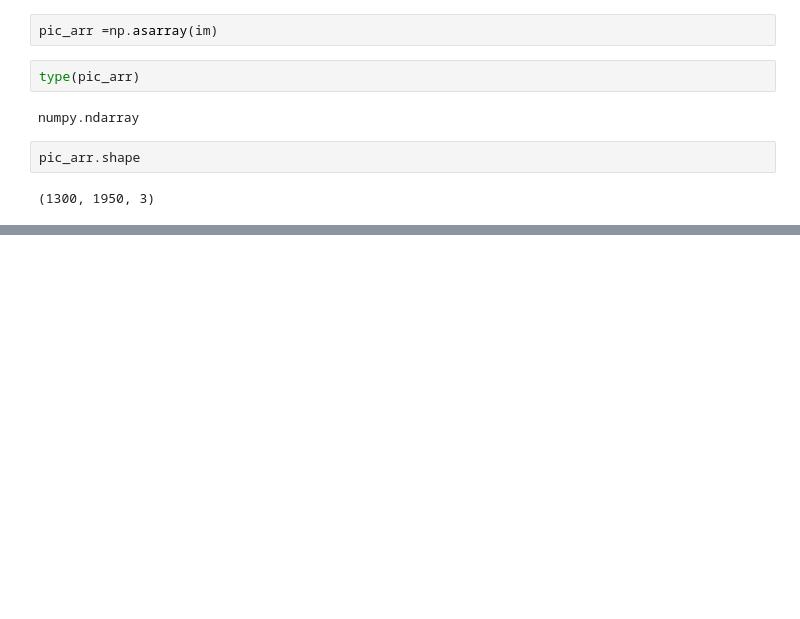
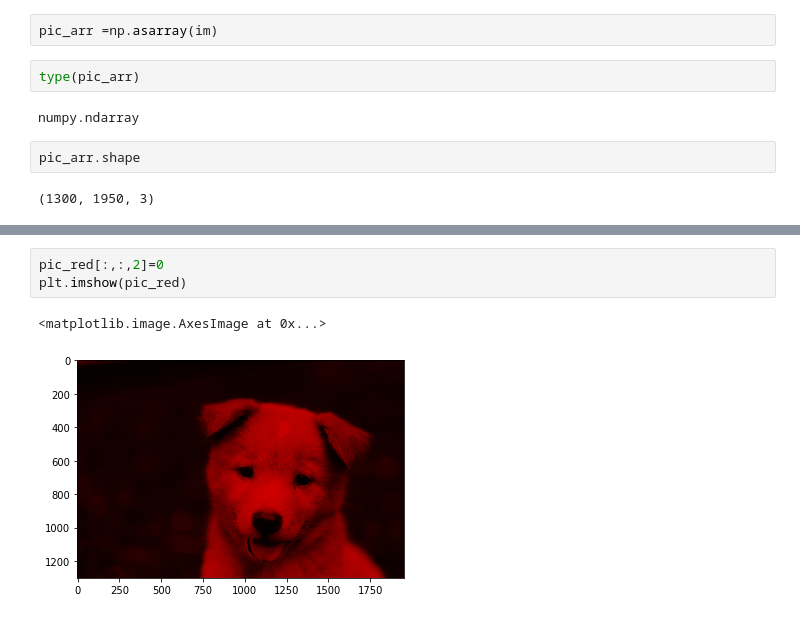
Before and after one commit to sendmail123/DataScience, a Jupyter notebook: OpenCV.ipynb, the cells around one changed output, grey strips where cells are left out. Drawn from its saved outputs; the diff is of its cells as text; blank space fills up the shorter version.

```diff
--- a/OpenCV.ipynb
+++ b/OpenCV.ipynb
@@ -37,0 +65,6 @@ pic_arr.shape
+# %%
+pic_red[:,:,2]=0
+plt.imshow(pic_red)
+# %% [output]
+<matplotlib.image.AxesImage at 0x...>
+[figure, added]
```
Also changed, not shown: parts of 8 cells of this notebook.
